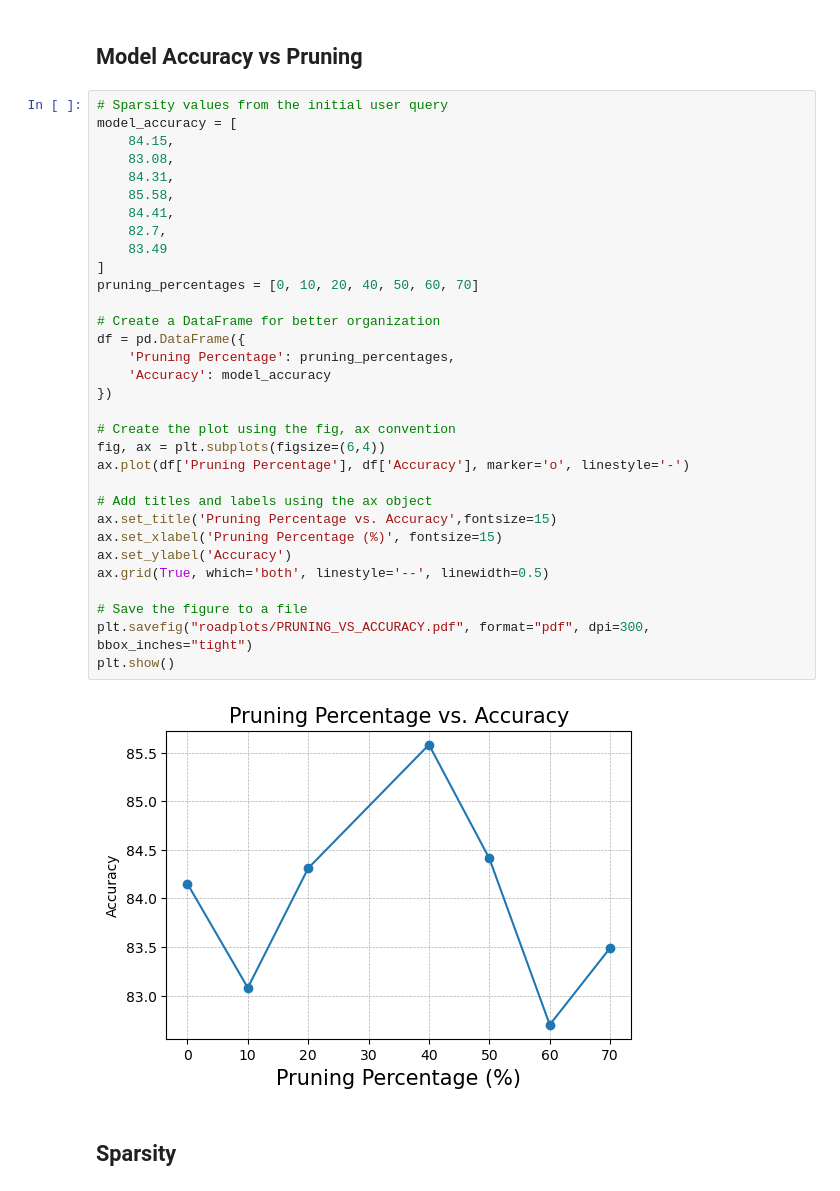
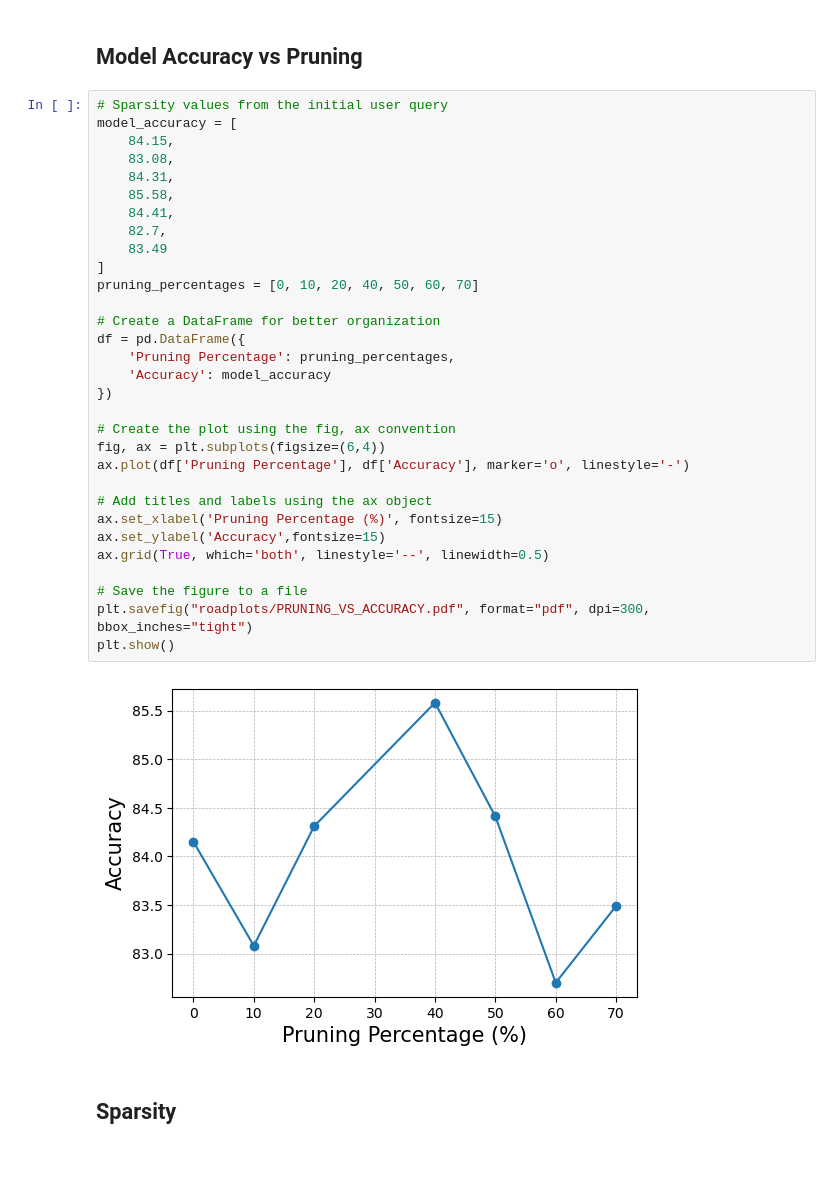
Before and after one commit to sanishsuwal7/NeuripsPruning, a Jupyter notebook: code/saliency.ipynb, the cells around one changed output. Drawn from its saved outputs; the diff is of its cells as text; blank space fills up the shorter version.

Commit message:
fixed them graphs for the last time

```diff
--- a/code/saliency.ipynb
+++ b/code/saliency.ipynb
@@ -324,36 +324,35 @@ image_explanation(index, x_batch, y_batch, a_batch_saliency, a_batch_integrad, '
 # Sparsity values from the initial user query
 model_accuracy = [
     84.15,
     83.08,
     84.31,
     85.58,
     84.41,
     82.7,
     83.49
 ]
 pruning_percentages = [0, 10, 20, 40, 50, 60, 70]
 
 # Create a DataFrame for better organization
 df = pd.DataFrame({
     'Pruning Percentage': pruning_percentages,
     'Accuracy': model_accuracy
 })
 
 # Create the plot using the fig, ax convention
 fig, ax = plt.subplots(figsize=(6,4))
 ax.plot(df['Pruning Percentage'], df['Accuracy'], marker='o', linestyle='-')
 
 # Add titles and labels using the ax object
-ax.set_title('Pruning Percentage vs. Accuracy',fontsize=15)
 ax.set_xlabel('Pruning Percentage (%)', fontsize=15)
-ax.set_ylabel('Accuracy')
+ax.set_ylabel('Accuracy',fontsize=15)
 ax.grid(True, which='both', linestyle='--', linewidth=0.5)
 
 # Save the figure to a file
 plt.savefig("roadplots/PRUNING_VS_ACCURACY.pdf", format="pdf", dpi=300, bbox_inches="tight")
 plt.show()
 # %% [output]
-[figure, old version]
+[figure, new version]
 # %% [markdown]
 ## Sparsity
 # %%
```
Also changed, not shown: parts of 1 cell of this notebook, 3 other files.
